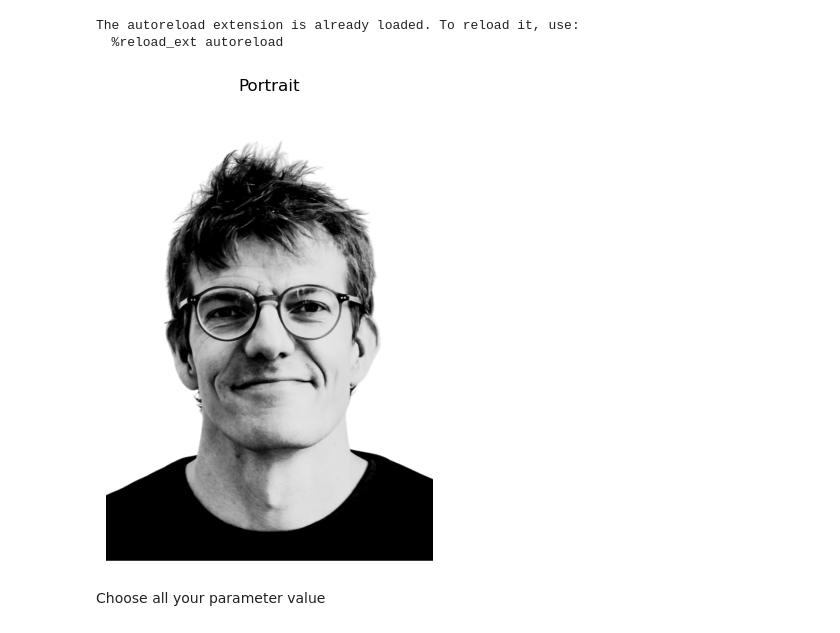
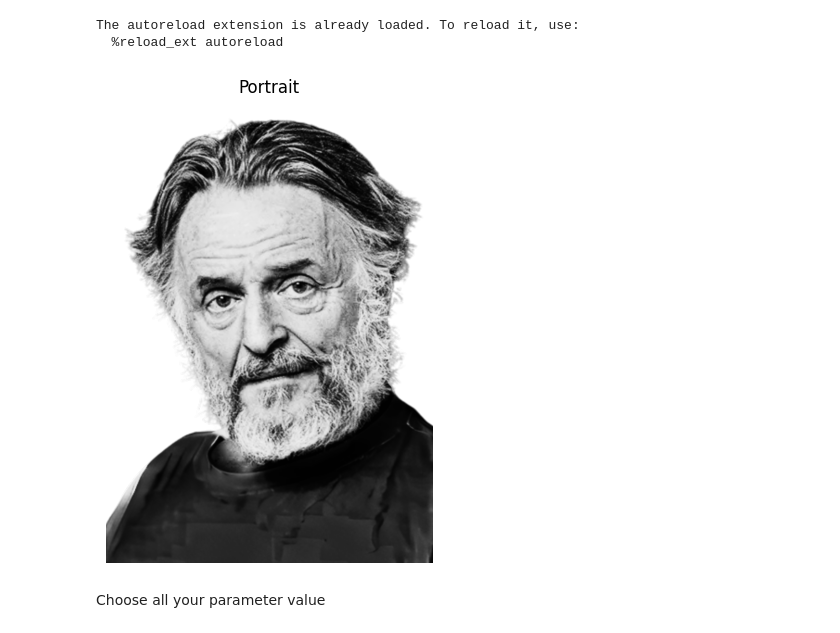
Before and after one commit to mrollier/game-of-life-mosaics, a Jupyter notebook: notebooks/playground.ipynb, the cells around one changed output. Saved outputs shown, nothing was run; the diff lists cells and outputs as text; code cells hidden in the pictures.

```diff
--- a/notebooks/playground.ipynb
+++ b/notebooks/playground.ipynb
@@ -19,18 +19,18 @@ The autoreload extension is already loaded. To reload it, use:
 # %%
 from PIL import Image
 
 # Load input image
-input_path = '../input/images/jan.png'
+input_path = '../input/images/john.png'
 input_image = Image.open(input_path)
 
 # Display
 plt.figure(figsize=(6, 6))
 plt.imshow(input_image)
 plt.title('Portrait')
 plt.axis('off')
 plt.show()
 # %% [output]
-[figure, old version]
+[figure, new version]
 # %% [markdown]
 Choose all your parameter value
 # %%
```
Also changed, not shown: parts of 2 cells of this notebook, 5 other files.
